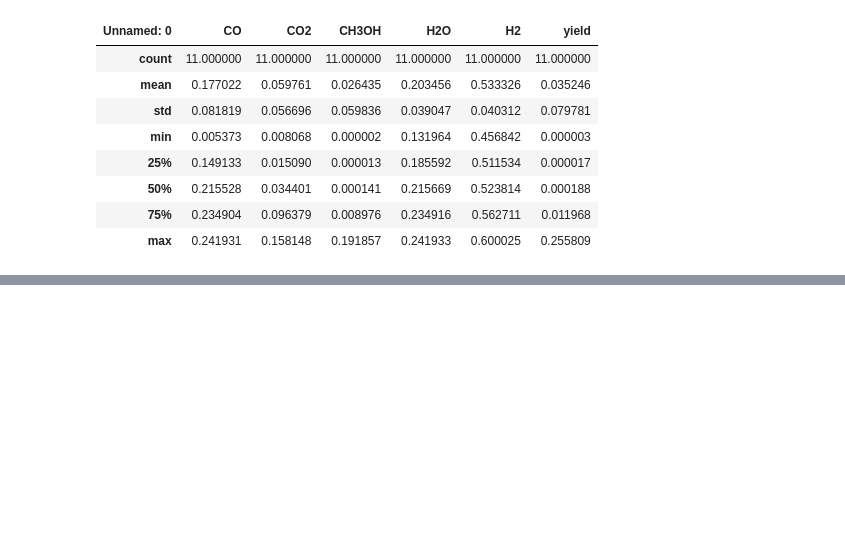
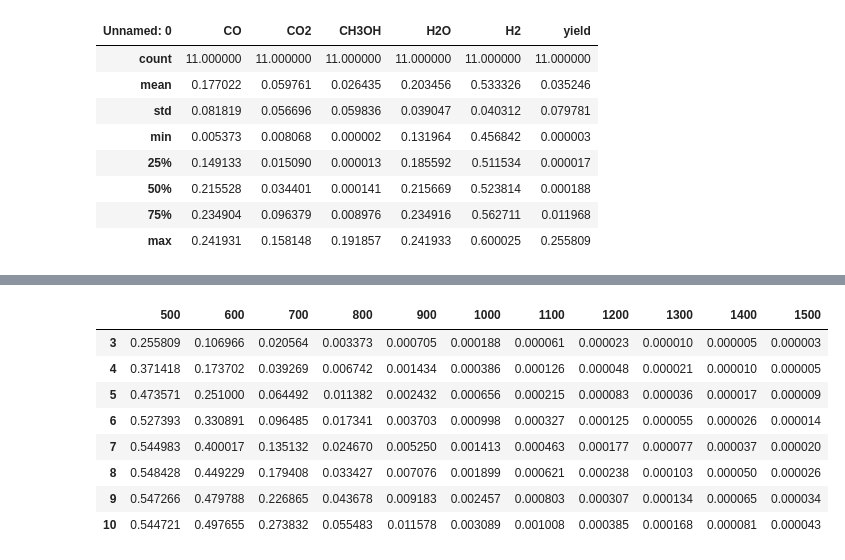
Before and after one commit to Nosma2520/Sustatinable-Methanol-Syntheis, a Jupyter notebook: main.ipynb, the cells around one changed output, grey strips where cells are left out. Saved outputs shown, nothing was run; the diff lists cells and outputs as text; code cells hidden in the pictures; blank space fills up the shorter version.

```diff
--- a/main.ipynb
+++ b/main.ipynb
@@ -150,0 +161,12 @@ composition_df.describe()
+# %%
+composition_df
+# %% [output]
+|  | 500 | 600 | 700 | 800 | 900 | 1000 | 1100 | 1200 | 1300 | 1400 | 1500 |
+| 3 | 0.255809 | 0.106966 | 0.020564 | 0.003373 | 0.000705 | 0.000188 | 0.000061 | 0.000023 | 0.000010 | 0.000005 | 0.000003 |
+| 4 | 0.371418 | 0.173702 | 0.039269 | 0.006742 | 0.001434 | 0.000386 | 0.000126 | 0.000048 | 0.000021 | 0.000010 | 0.000005 |
+| 5 | 0.473571 | 0.251000 | 0.064492 | 0.011382 | 0.002432 | 0.000656 | 0.000215 | 0.000083 | 0.000036 | 0.000017 | 0.000009 |
+| 6 | 0.527393 | 0.330891 | 0.096485 | 0.017341 | 0.003703 | 0.000998 | 0.000327 | 0.000125 | 0.000055 | 0.000026 | 0.000014 |
+| 7 | 0.544983 | 0.400017 | 0.135132 | 0.024670 | 0.005250 | 0.001413 | 0.000463 | 0.000177 | 0.000077 | 0.000037 | 0.000020 |
+| 8 | 0.548428 | 0.449229 | 0.179408 | 0.033427 | 0.007076 | 0.001899 | 0.000621 | 0.000238 | 0.000103 | 0.000050 | 0.000026 |
+| 9 | 0.547266 | 0.479788 | 0.226865 | 0.043678 | 0.009183 | 0.002457 | 0.000803 | 0.000307 | 0.000134 | 0.000065 | 0.000034 |
+| 10 | 0.544721 | 0.497655 | 0.273832 | 0.055483 | 0.011578 | 0.003089 | 0.001008 | 0.000385 | 0.000168 | 0.000081 | 0.000043 |
```
Also changed, not shown: parts of 12 cells of this notebook.
